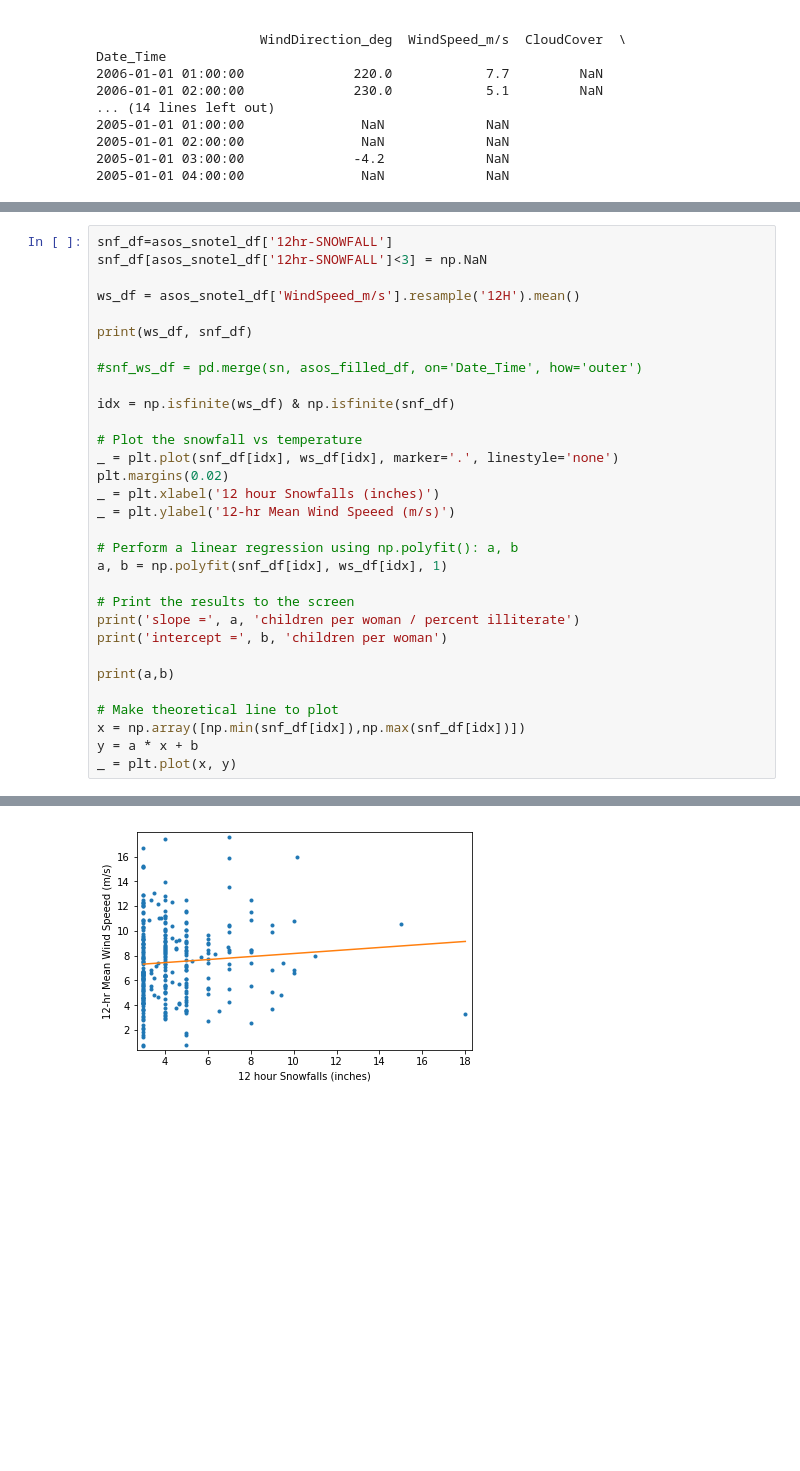
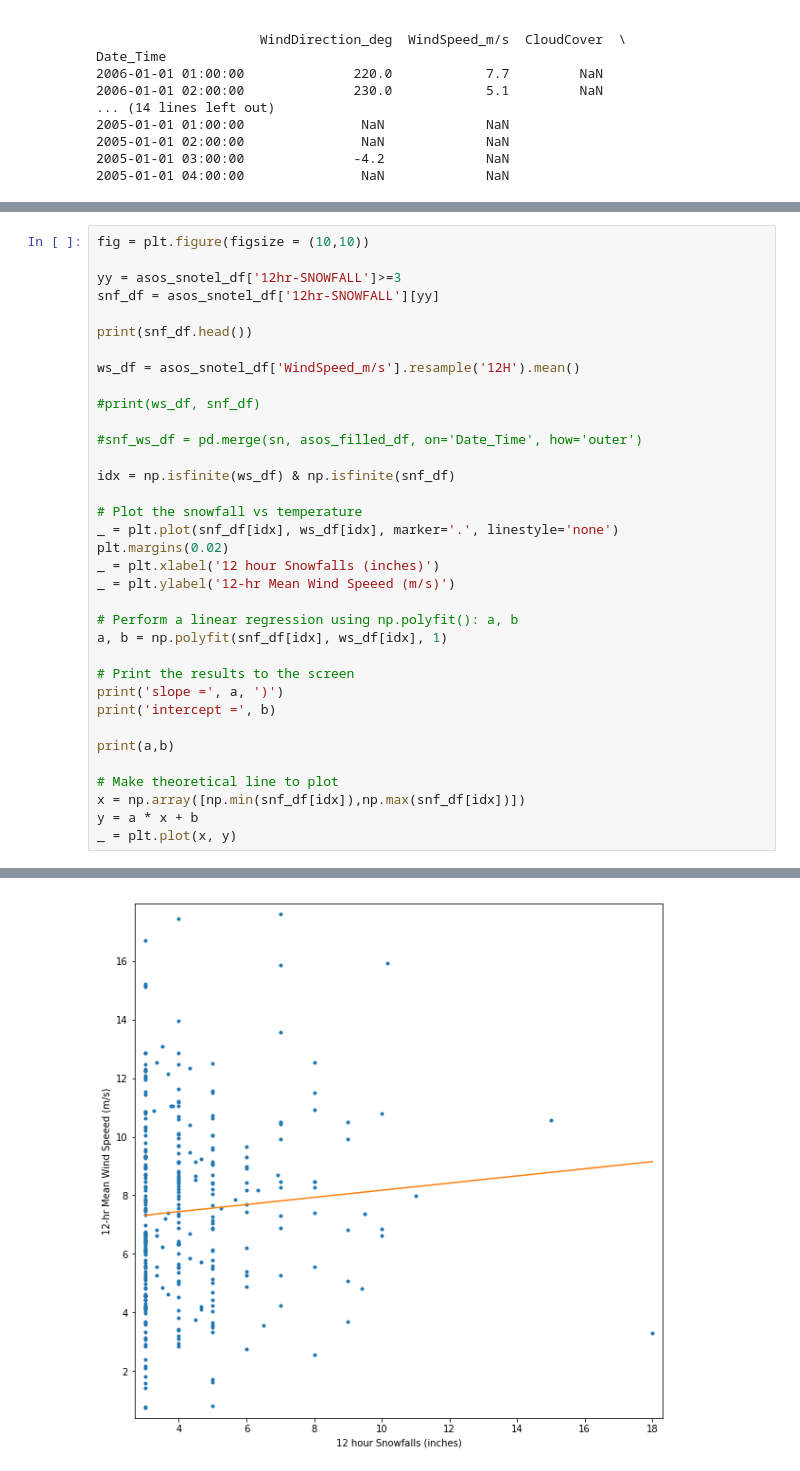
Before and after one commit to dustinrapp/Capstone_Springboard_Intermediate_Python, a Jupyter notebook: Statistics Project.ipynb, the cells around one changed output, grey strips where cells are left out. Drawn from its saved outputs; the diff is of its cells as text; blank space fills up the shorter version.

```diff
--- a/Statistics Project.ipynb
+++ b/Statistics Project.ipynb
@@ -186,10 +233,14 @@ Index(['TOBS.I-1 (degC) ', 'SNWD.I-1 (in) ', '12hr_SNWD', '12hr-SNOWFALL',
 # %%
-snf_df=asos_snotel_df['12hr-SNOWFALL']
-snf_df[asos_snotel_df['12hr-SNOWFALL']<3] = np.NaN
+fig = plt.figure(figsize = (10,10))
+
+yy = asos_snotel_df['12hr-SNOWFALL']>=3
+snf_df = asos_snotel_df['12hr-SNOWFALL'][yy]
+
+print(snf_df.head())
 
 ws_df = asos_snotel_df['WindSpeed_m/s'].resample('12H').mean()
 
-print(ws_df, snf_df)
+#print(ws_df, snf_df)
 
 #snf_ws_df = pd.merge(sn, asos_filled_df, on='Date_Time', how='outer')
 
@@ -205,8 +256,8 @@ _ = plt.ylabel('12-hr Mean Wind Speeed (m/s)')
 a, b = np.polyfit(snf_df[idx], ws_df[idx], 1)
 
 # Print the results to the screen
-print('slope =', a, 'children per woman / percent illiterate')
-print('intercept =', b, 'children per woman')
+print('slope =', a, ')')
+print('intercept =', b)
 
 print(a,b)
 
@@ -235 +279 @@ intercept = 6.9524958384884625 children per woman
-[figure, old version]
+[figure, new version]
```
Also changed, not shown: parts of 29 cells of this notebook.
